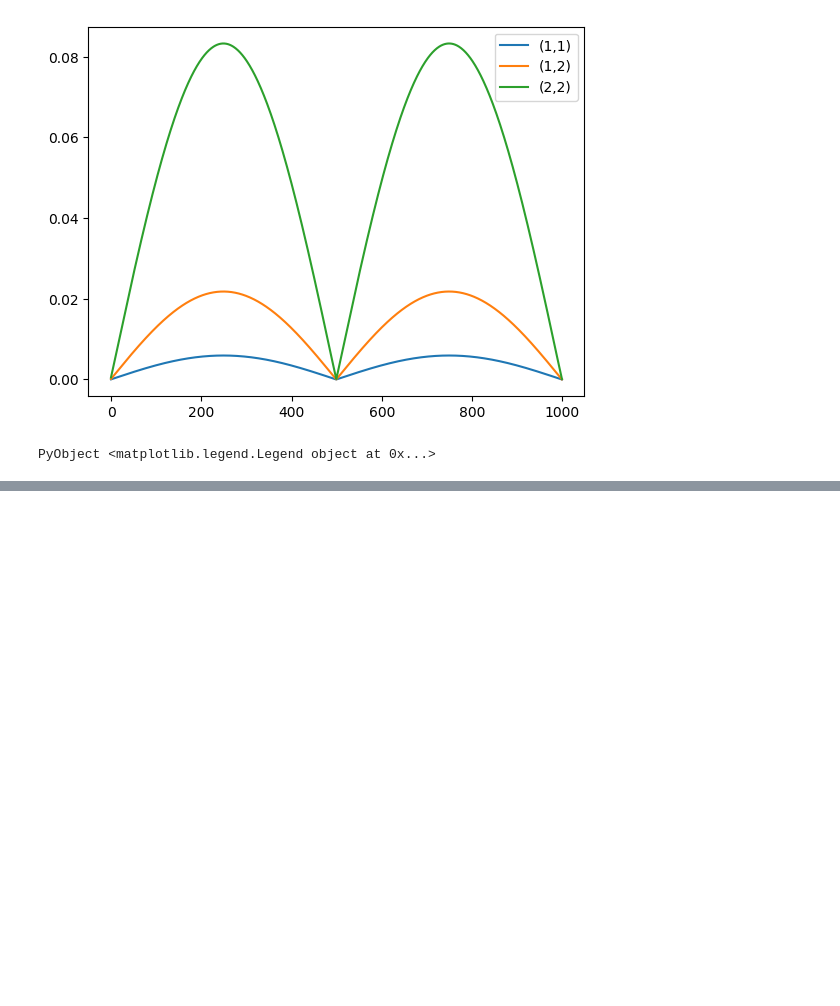
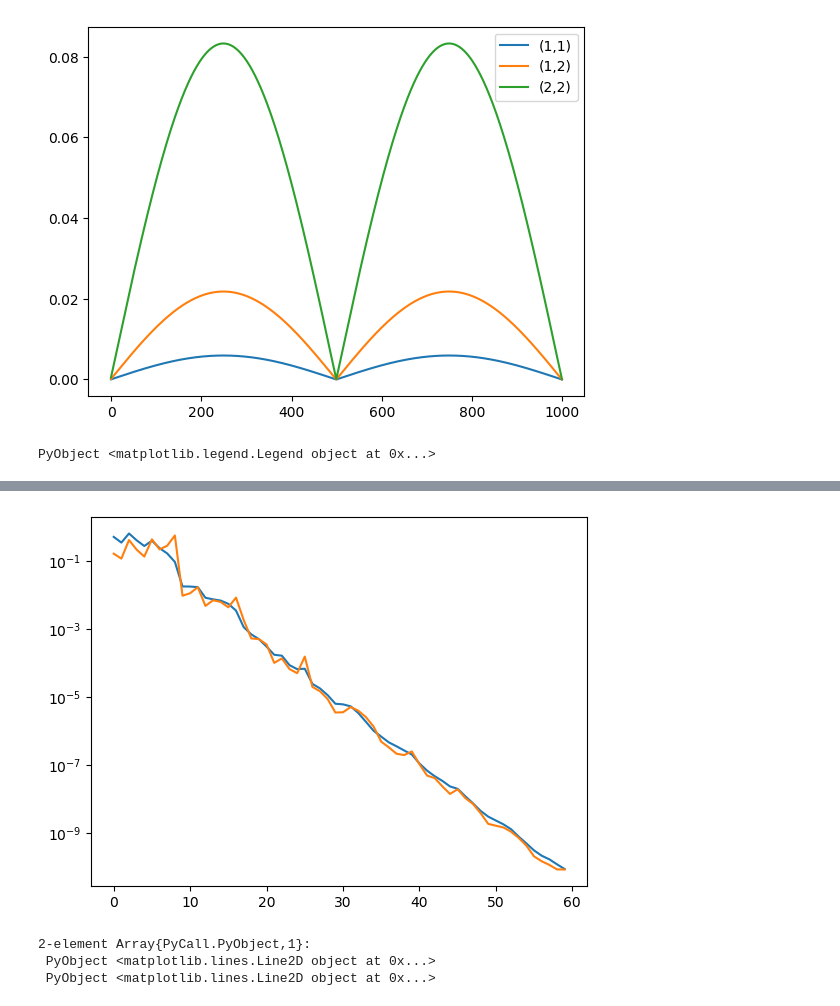
Before and after one commit to JaredMcB/DDRM, a Jupyter notebook: Tools/CKMS_filter/Basic functions.ipynb, the cells around one changed output, grey strips where cells are left out. Saved outputs shown, nothing was run; the diff lists cells and outputs as text; code cells hidden in the pictures; blank space fills up the shorter version.

```diff
--- a/Tools/CKMS_filter/Basic functions.ipynb
+++ b/Tools/CKMS_filter/Basic functions.ipynb
@@ -87,10 +84,3 @@ l = spectfact_matrix_CKMS(P)
 (sqrt(-38/ρ),-ρ*sqrt(-38/ρ))
 # %% [output]
 (7.738768882709854, 4.910341757963664)
-# %%
-P = zeros(2,2,2)
-P[:,:,1] = [10 0 ; 0 84]
-P[:,:,2] = [3 0; 0 38]
-
-L, Err = spectfact_matrix_CKMS_SC(P);
-L
@@ -218,0 +244,7 @@ PyObject <matplotlib.legend.Legend object at 0x...>
+# %%
+semilogy(Err)
+# %% [output]
+[figure, added]
+2-element Array{PyCall.PyObject,1}:
+ PyObject <matplotlib.lines.Line2D object at 0x...>
+ PyObject <matplotlib.lines.Line2D object at 0x...>
```
Also changed, not shown: parts of 17 cells of this notebook, 5 other files.
